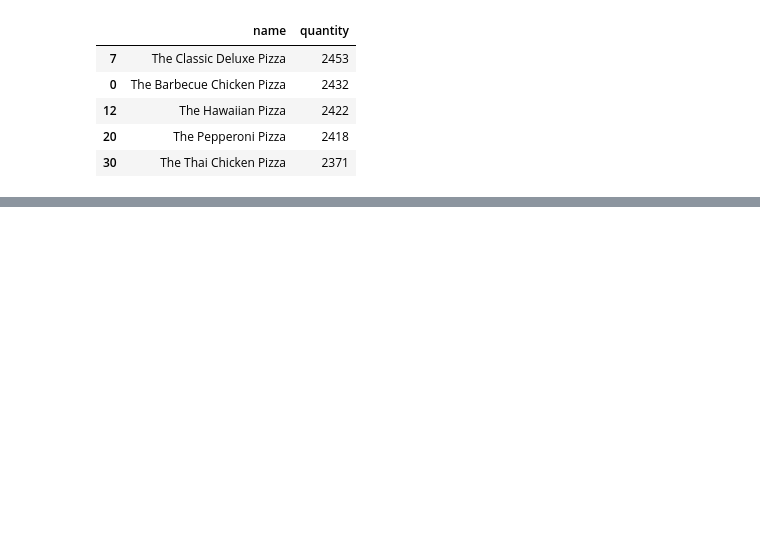
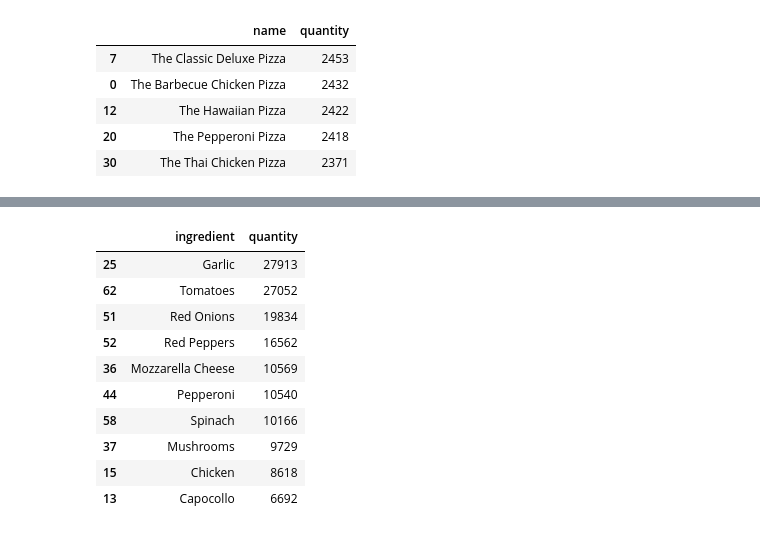
Before and after one commit to Jenner-Valdez/mark-s-pizza-ad, a Jupyter notebook: Scripts/script.ipynb, the cells around one changed output, grey strips where cells are left out. Cells and saved outputs as stored; diff of their text form; code cells hidden in the pictures; blank space fills up the shorter version.

```diff
--- a/Scripts/script.ipynb
+++ b/Scripts/script.ipynb
@@ -238,0 +274,33 @@ display(top_5_pizzas)
+# %%
+#Iterate over each pizza order and break down the ingredients, attributing sales to each
+for index, row in pizza_sales.iterrows():
+    for ingredient in row['ingredients']:
+        ingredient = ingredient.strip()  # Remove any extra spaces
+        ingredient_sales.append({
+            'ingredient': ingredient,
+            'quantity': row['quantity']
+        })
+# %%
+#Convert the list of ingredient sales to a DataFrame
+ingredient_sales_df = pd.DataFrame(ingredient_sales)
+# %%
+#Group by ingredient and sum the sales (quantities)
+ingredient_sales_summary = ingredient_sales_df.groupby('ingredient').agg({'quantity': 'sum'}).reset_index()
+# %%
+#Sort the ingredients by total sales
+top_ingredients = ingredient_sales_summary.sort_values(by='quantity', ascending=False)
+# %%
+#Display the top ingredients by sales
+display(top_ingredients.head(10))
+# %% [output]
+|  | ingredient | quantity |
+| 25 | Garlic | 27913 |
+| 62 | Tomatoes | 27052 |
+| 51 | Red Onions | 19834 |
+| 52 | Red Peppers | 16562 |
+| 36 | Mozzarella Cheese | 10569 |
+| 44 | Pepperoni | 10540 |
+| 58 | Spinach | 10166 |
+| 37 | Mushrooms | 9729 |
+| 15 | Chicken | 8618 |
+| 13 | Capocollo | 6692 |
```
Also changed, not shown: parts of 35 cells of this notebook, 5 other files.
